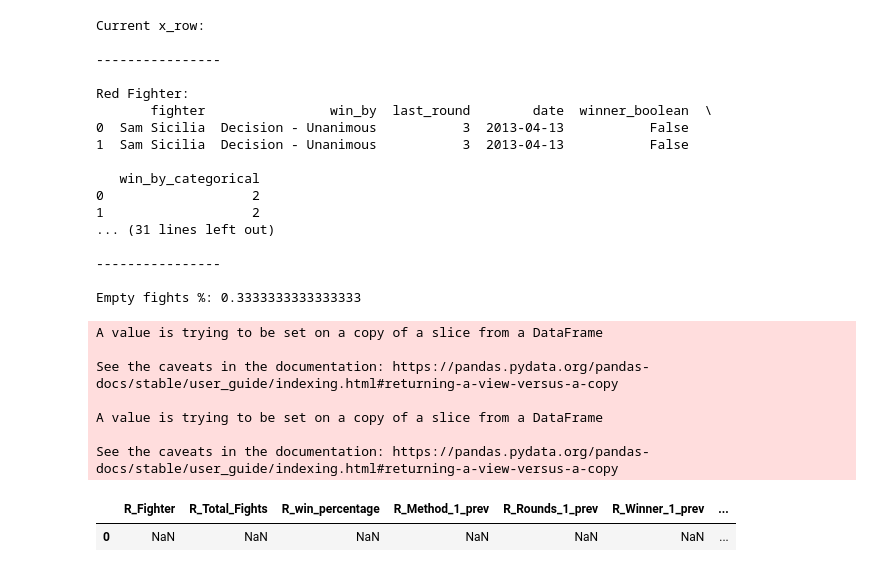
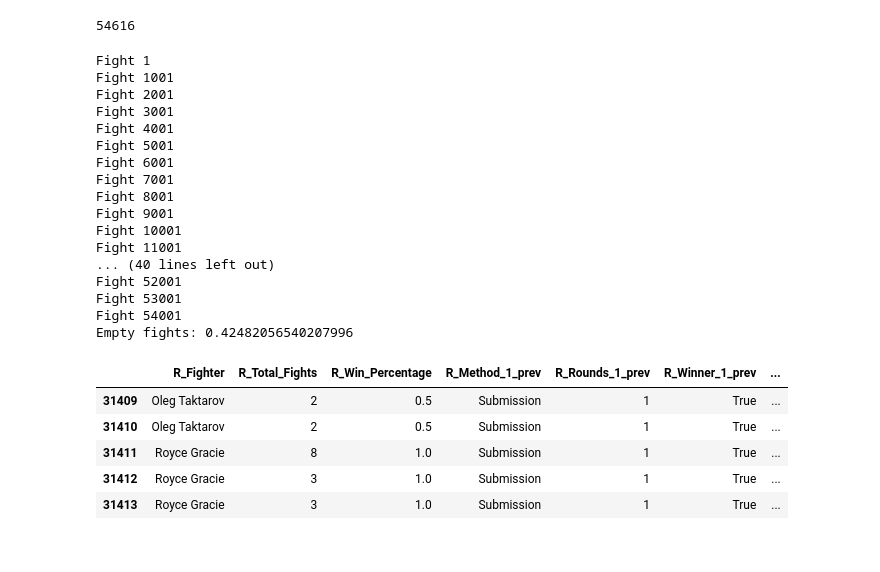
Before and after one commit to nahutch/UFCProject, a Jupyter notebook: UFC_Predictions_v1.ipynb, the cells around one changed output. Drawn from its saved outputs; the diff is of its cells as text; code cells hidden in the pictures.

```diff
--- a/UFC_Predictions_v1.ipynb
+++ b/UFC_Predictions_v1.ipynb
@@ -190,55 +198,60 @@ def prepare_x_input_line(index):
 
 # prepare_x_input_line(1)
 # print(retrieve_fights_before_date("Aaron Riley", dates[7]))
+# %%
+t_fight_series.shape[0]
+# %% [output]
+54616
 # %%
 #eventually make num_last fights a variable that we can tune / test like a hyperparameter
 input_X = create_skeleton_df()
 
-fight_iterations = 3
+fight_iterations = t_fight_series.shape[0]
 
 empty_fighters = 0
 # for fight_number in range(t_fighter_series.shape[0]):
 for fight_number in range(fight_iterations):
+    if fight_number % 1000 == 0:
+        print("Fight {}".format(fight_number + 1))
     x_row = prepare_x_input_line(fight_number)
-    print("Current x_row: ".format(x_row))
+#     print("Current x_row: ".format(x_row))
 
-    if not bool(x_row):
+    if bool(x_row):
+#         print("Adding Row: ", x_row)
         input_X = input_X.append(x_row, ignore_index = True)
     else:
+#         print("empty Row")
         empty_fighters += 1
 
-    print()
-    print("----------------")
-    print()
+#     print()
+#     print("----------------")
+#     print()
 
 
-print("Empty fights %: {}".format((fight_iterations - empty_fighters)/fight_iterations))
+print("Empty fights: {}".format((empty_fighters)/fight_iterations))
 print()
-input_X.head()
+input_X.tail()
 # %% [output]
-Current x_row:
-
-----------------
-
-Red Fighter:
-       fighter                win_by  last_round        date  winner_boolean  \
-0  Sam Sicilia  Decision - Unanimous           3  2013-04-13           False
-1  Sam Sicilia  Decision - Unanimous           3  2013-04-13           False
-
-   win_by_categorical
-0                   2
-1                   2
-... (31 lines left out)
-
-----------------
-
-Empty fights %: 0.3333333333333333
+Fight 1
+Fight 1001
+Fight 2001
+Fight 3001
+Fight 4001
+Fight 5001
+Fight 6001
+Fight 7001
+Fight 8001
+Fight 9001
+Fight 10001
+Fight 11001
+... (40 lines left out)
+Fight 52001
+Fight 53001
+Fight 54001
+Empty fights: 0.42482056540207996
-A value is trying to be set on a copy of a slice from a DataFrame
-
-See the caveats in the documentation: https://pandas.pydata.org/pandas-docs/stable/user_guide/indexing.html#returning-a-view-versus-a-copy
-
-A value is trying to be set on a copy of a slice from a DataFrame
-
-See the caveats in the documentation: https://pandas.pydata.org/pandas-docs/stable/user_guide/indexing.html#returning-a-view-versus-a-copy
-|  | R_Fighter | R_Total_Fights | R_win_percentage | R_Method_1_prev | R_Rounds_1_prev | R_Winner_1_prev | ... |
-| 0 | NaN | NaN | NaN | NaN | NaN | NaN | ... |
+|  | R_Fighter | R_Total_Fights | R_Win_Percentage | R_Method_1_prev | R_Rounds_1_prev | R_Winner_1_prev | ... |
+| 31409 | Oleg Taktarov | 2 | 0.5 | Submission | 1 | True | ... |
+| 31410 | Oleg Taktarov | 2 | 0.5 | Submission | 1 | True | ... |
+| 31411 | Royce Gracie | 8 | 1.0 | Submission | 1 | True | ... |
+| 31412 | Royce Gracie | 3 | 1.0 | Submission | 1 | True | ... |
+| 31413 | Royce Gracie | 3 | 1.0 | Submission | 1 | True | ... |
```
Also changed, not shown: parts of 19 cells of this notebook.
